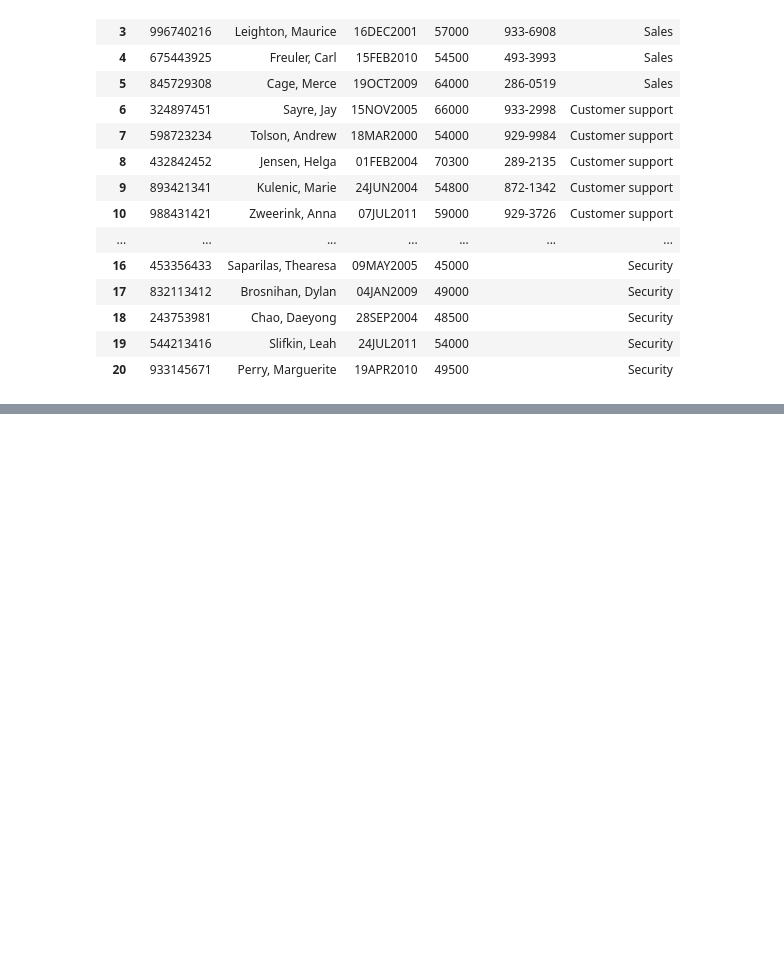
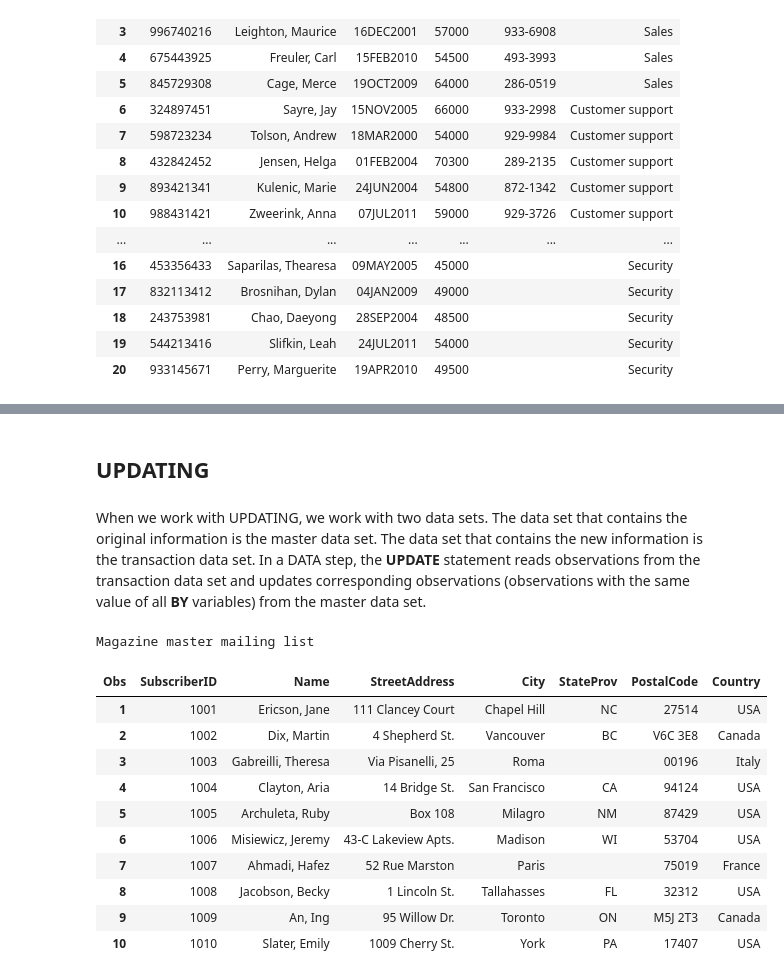
Before and after one commit to rathapech/Combining_data_in_SAS, a Jupyter notebook: Combining_data.ipynb, the cells around one changed output, grey strips where cells are left out. Drawn from its saved outputs; the diff is of its cells as text; code cells hidden in the pictures; blank space fills up the shorter version.

```diff
--- a/Combining_data.ipynb
+++ b/Combining_data.ipynb
@@ -472,0 +792,38 @@ A
+# %% [markdown]
+## **UPDATING**
+# %% [markdown]
+When we work with UPDATING, we work with two data sets. The data set that contains the original information is the master data set. The data set that contains the new information is the transaction data set. In a DATA step, the **UPDATE** statement reads observations from the transaction data set and updates corresponding observations (observations with the same value of all **BY** variables) from the master data set.
+# %%
+DATA Mail_list;
+INPUT SubscriberID 1-8 Name $ 9-27 StreetAddress $ 28-47 City $ 48-62 StateProv $ 63-64
+      PostalCode $ 67-73 Country $;
+DATALINES ;
+1001     Ericson, Jane      111 Clancey Court   Chapel Hill   NC  27514   USA
+1002     Dix, Martin        4 Shepherd St.      Vancouver     BC  V6C 3E8 Canada
+1003     Gabreilli, Theresa Via Pisanelli, 25   Roma              00196   Italy
+1004     Clayton, Aria      14 Bridge St.       San Francisco CA  94124   USA
+1005     Archuleta, Ruby    Box 108             Milagro       NM  87429   USA
+1006     Misiewicz, Jeremy  43-C Lakeview Apts. Madison       WI  53704   USA
+1007     Ahmadi, Hafez      52 Rue Marston      Paris             75019   France
+1008     Jacobson, Becky    1 Lincoln St.       Tallahasses   FL  32312   USA
+1009     An, Ing            95 Willow Dr.       Toronto       ON  M5J 2T3 Canada
+1010     Slater, Emily      1009 Cherry St.     York          PA  17407   USA
+;
+RUN;
+
+PROC PRINT DATA = Mail_list;
+TITLE 'Magazine master mailing list';
+RUN;
+# %% [output]
+Magazine master mailing list
+| Obs | SubscriberID | Name | StreetAddress | City | StateProv | PostalCode | Country |
+| 1 | 1001 | Ericson, Jane | 111 Clancey Court | Chapel Hill | NC | 27514 | USA |
+| 2 | 1002 | Dix, Martin | 4 Shepherd St. | Vancouver | BC | V6C 3E8 | Canada |
+| 3 | 1003 | Gabreilli, Theresa | Via Pisanelli, 25 | Roma |  | 00196 | Italy |
+| 4 | 1004 | Clayton, Aria | 14 Bridge St. | San Francisco | CA | 94124 | USA |
+| 5 | 1005 | Archuleta, Ruby | Box 108 | Milagro | NM | 87429 | USA |
+| 6 | 1006 | Misiewicz, Jeremy | 43-C Lakeview Apts. | Madison | WI | 53704 | USA |
+| 7 | 1007 | Ahmadi, Hafez | 52 Rue Marston | Paris |  | 75019 | France |
+| 8 | 1008 | Jacobson, Becky | 1 Lincoln St. | Tallahasses | FL | 32312 | USA |
+| 9 | 1009 | An, Ing | 95 Willow Dr. | Toronto | ON | M5J 2T3 | Canada |
+| 10 | 1010 | Slater, Emily | 1009 Cherry St. | York | PA | 17407 | USA |
```
Also changed, not shown: parts of 31 cells of this notebook.
